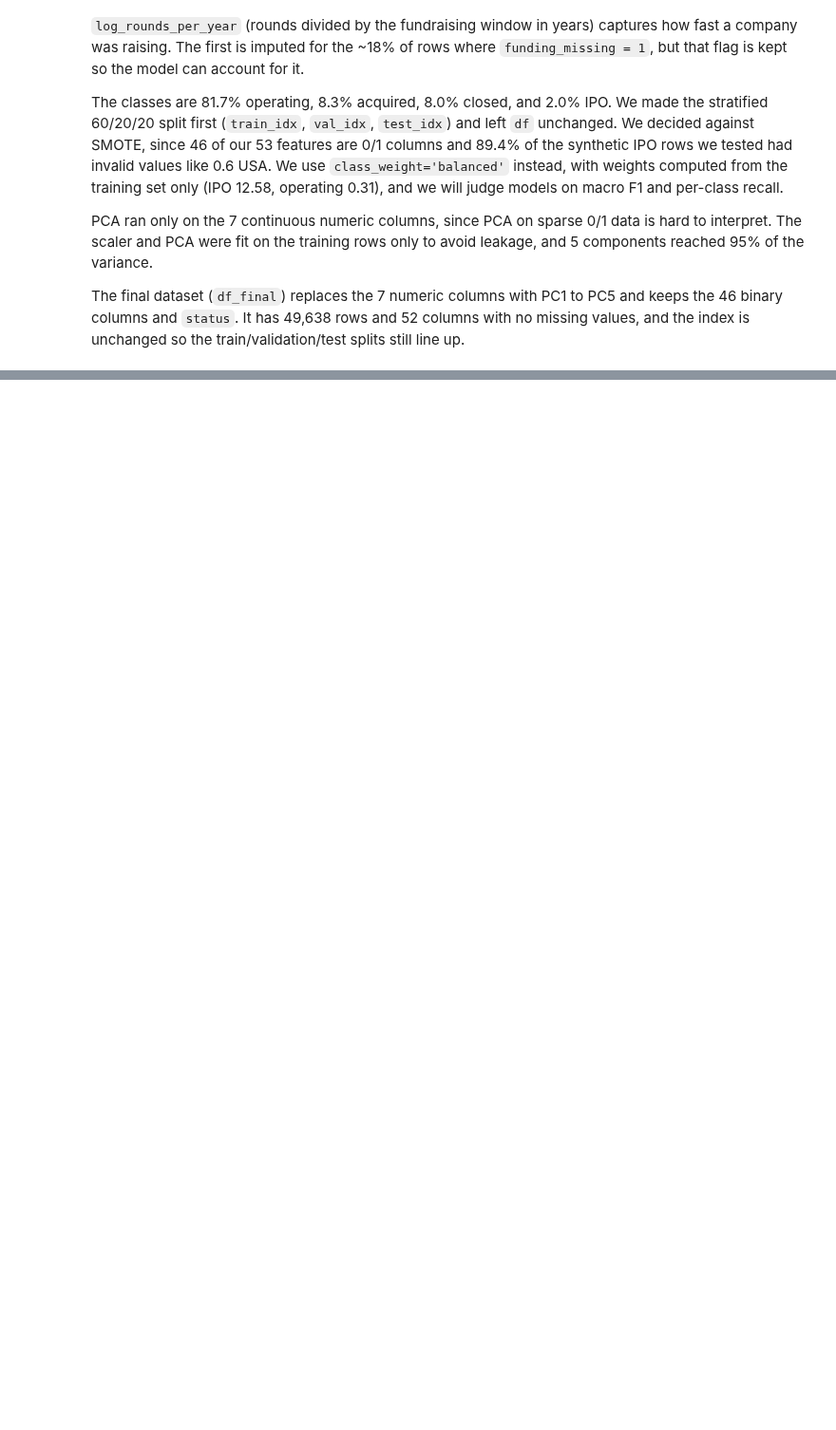
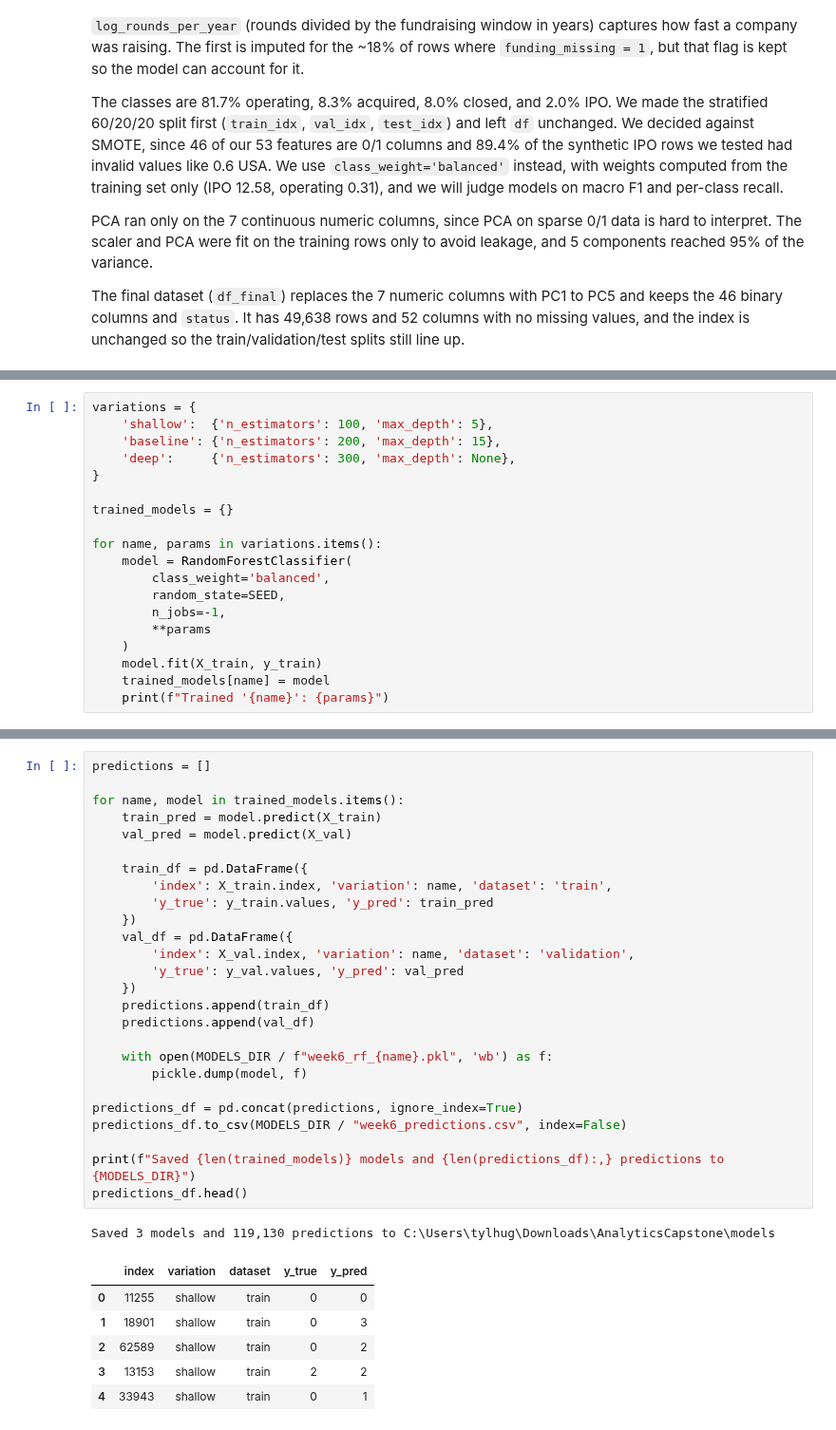
Before and after one commit to Hughes-Tyler/AnalyticsCapstone, a Jupyter notebook: notebooks/main.ipynb, the cells around one changed output, grey strips where cells are left out. Shown at 95% size. Cells and saved outputs as stored; diff of their text form; blank space fills up the shorter version.

Commit message:
Completing model training and variations for part 1 of Week 6.

```diff
--- a/notebooks/main.ipynb
+++ b/notebooks/main.ipynb
@@ -1295,0 +1361,19 @@ The final dataset (`df_final`) replaces the 7 numeric columns with PC1 to PC5 an
+# %%
+variations = {
+    'shallow':  {'n_estimators': 100, 'max_depth': 5},
+    'baseline': {'n_estimators': 200, 'max_depth': 15},
+    'deep':     {'n_estimators': 300, 'max_depth': None},
+}
+
+trained_models = {}
+
+for name, params in variations.items():
+    model = RandomForestClassifier(
+        class_weight='balanced',
+        random_state=SEED,
+        n_jobs=-1,
+        **params
+    )
+    model.fit(X_train, y_train)
+    trained_models[name] = model
+    print(f"Trained '{name}': {params}")
@@ -1295,0 +1391,34 @@ The final dataset (`df_final`) replaces the 7 numeric columns with PC1 to PC5 an
+# %%
+predictions = []
+
+for name, model in trained_models.items():
+    train_pred = model.predict(X_train)
+    val_pred = model.predict(X_val)
+
+    train_df = pd.DataFrame({
+        'index': X_train.index, 'variation': name, 'dataset': 'train',
+        'y_true': y_train.values, 'y_pred': train_pred
+    })
+    val_df = pd.DataFrame({
+        'index': X_val.index, 'variation': name, 'dataset': 'validation',
+        'y_true': y_val.values, 'y_pred': val_pred
+    })
+    predictions.append(train_df)
+    predictions.append(val_df)
+
+    with open(MODELS_DIR / f"week6_rf_{name}.pkl", 'wb') as f:
+        pickle.dump(model, f)
+
+predictions_df = pd.concat(predictions, ignore_index=True)
+predictions_df.to_csv(MODELS_DIR / "week6_predictions.csv", index=False)
+
+print(f"Saved {len(trained_models)} models and {len(predictions_df):,} predictions to {MODELS_DIR}")
+predictions_df.head()
+# %% [output]
+Saved 3 models and 119,130 predictions to C:\Users\tylhug\Downloads\AnalyticsCapstone\models
+|  | index | variation | dataset | y_true | y_pred |
+| 0 | 11255 | shallow | train | 0 | 0 |
+| 1 | 18901 | shallow | train | 0 | 3 |
+| 2 | 62589 | shallow | train | 0 | 2 |
+| 3 | 13153 | shallow | train | 2 | 2 |
+| 4 | 33943 | shallow | train | 0 | 1 |
```
Also changed, not shown: parts of 14 cells of this notebook, 2 other files.
